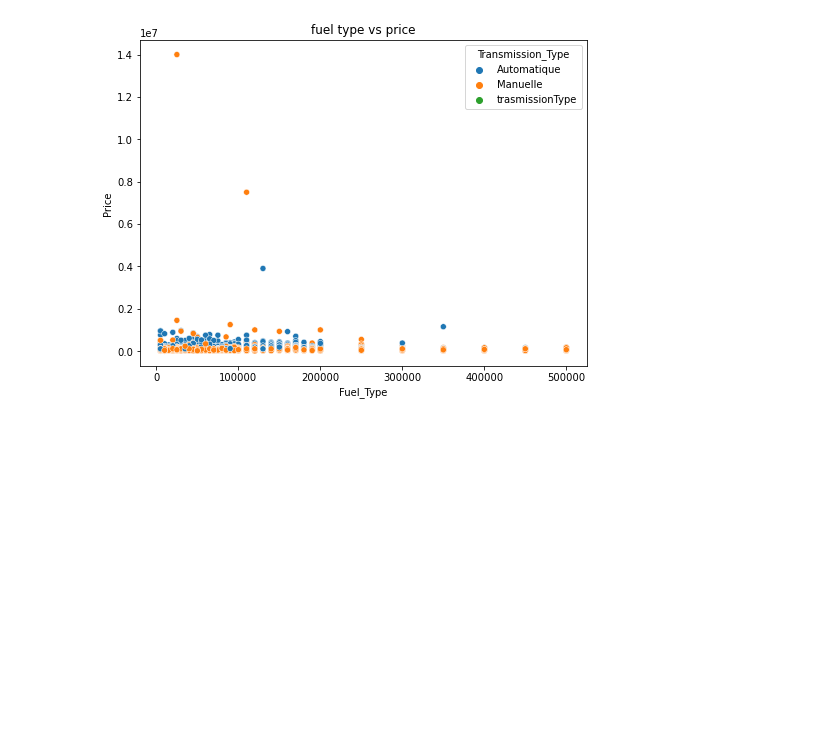
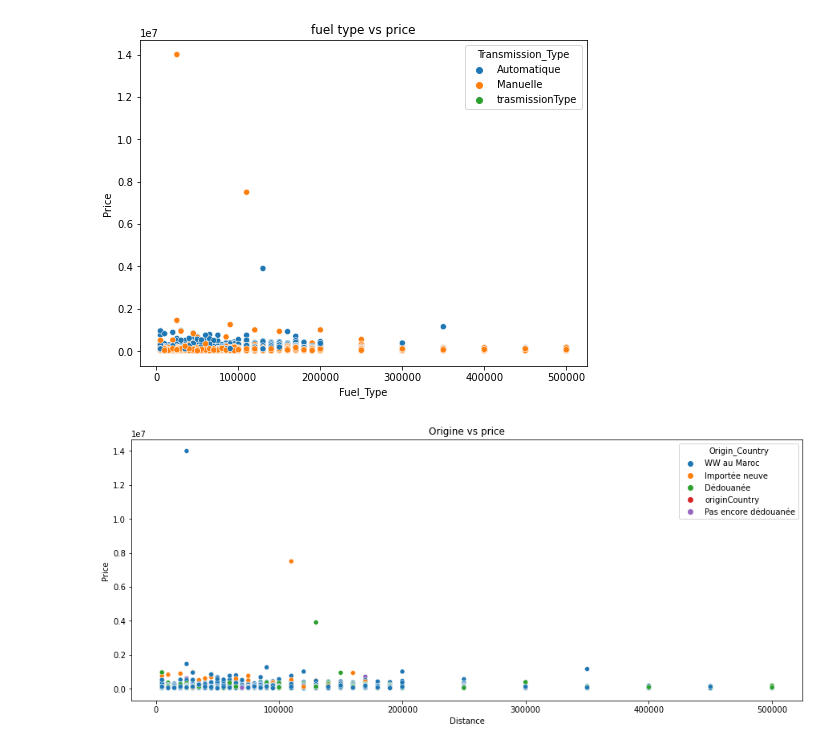
Before and after one commit to MehdiAliouan/Cars_PriceDataAnalysis, a Jupyter notebook: Cars Exploratory Data Analysis.ipynb, the cells around one changed output. Cells and saved outputs as stored; diff of their text form; code cells hidden in the pictures; blank space fills up the shorter version.

```diff
--- a/Cars Exploratory Data Analysis.ipynb
+++ b/Cars Exploratory Data Analysis.ipynb
@@ -320,3 +322,13 @@ plt.ylabel('Price')
 plt.show()
 # %% [output]
 [figure]
+# %%
+# Scatter plot showing the correlation between price, fuel type and transmission type
+plt.figure(figsize=(15,6))
+plt.title('Origine vs price')
+sns.scatterplot(x=cars['Distance'],y=cars['Price'], hue=cars['Origin_Country'])
+plt.xlabel('Distance')
+plt.ylabel('Price')
+plt.show()
+# %% [output]
+[figure, added]
```
Also changed, not shown: parts of 5 cells of this notebook, 1 other file.
